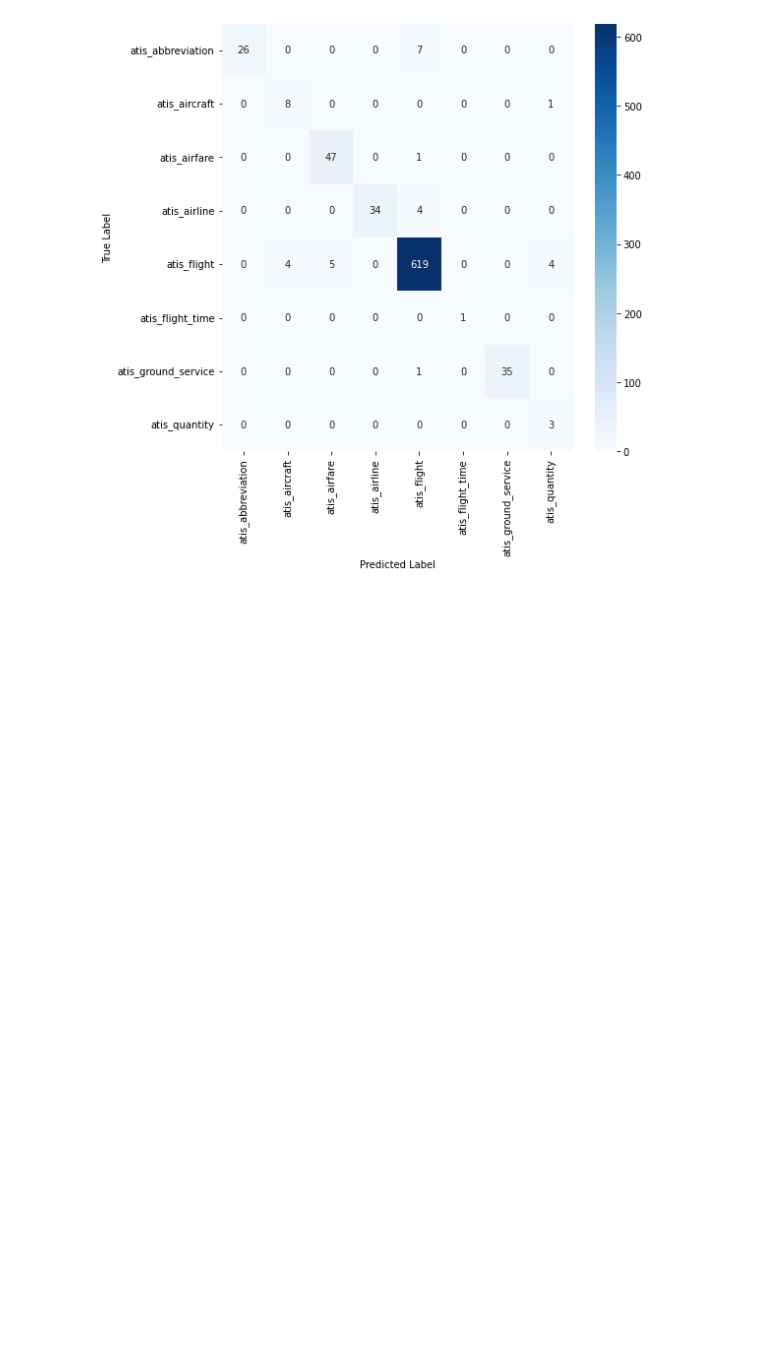
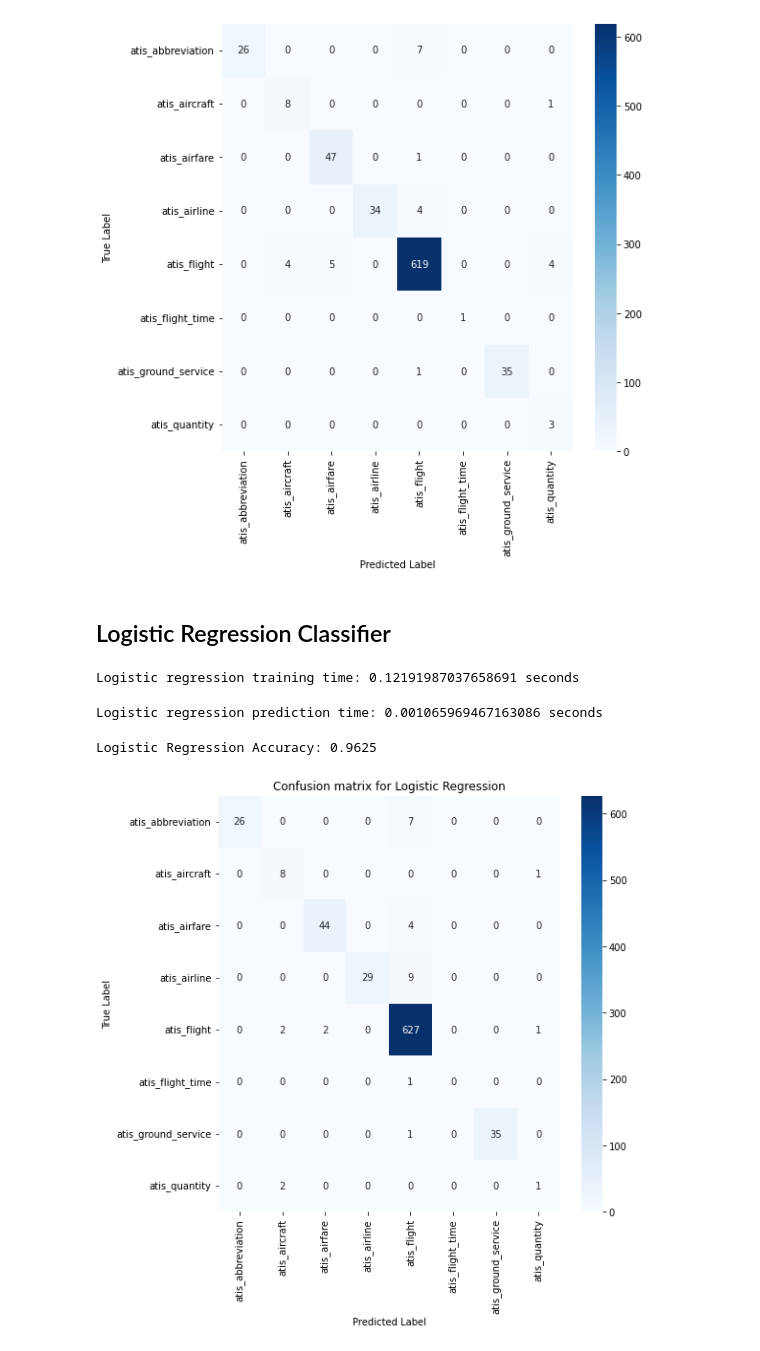
Before and after one commit to PrithvirajKhelkar/intent-classification-shallow-ml, a Jupyter notebook: intent_classification_shallow_ml.ipynb, the cells around one changed output. Cells and saved outputs as stored; diff of their text form; code cells hidden in the pictures; blank space fills up the shorter version.

```diff
--- a/intent_classification_shallow_ml.ipynb
+++ b/intent_classification_shallow_ml.ipynb
@@ -94,3 +126,42 @@ plt.ylabel('True Label')
 plt.show()
 # %% [output]
 [figure]
+# %% [markdown]
+## Logistic Regression Classifier
+# %%
+lr = LogisticRegression(max_iter=5000)
+# %%
+# Training the Logistic Regression model
+start_time = time.time()
+lr.fit(X_train_vectorized, y_train_encoded)
+end_time = time.time()
+lr_train_time = end_time - start_time
+print('Logistic regression training time:', lr_train_time, 'seconds')
+# %% [output]
+Logistic regression training time: 0.12191987037658691 seconds
+# %%
+# Making predictions on test data
+start_time = time.time()
+y_pred_lr = lr.predict(X_test_vectorized)
+end_time = time.time()
+lr_pred_time = end_time - start_time
+print('Logistic regression prediction time:', lr_pred_time, 'seconds')
+# %% [output]
+Logistic regression prediction time: 0.001065969467163086 seconds
+# %%
+# Evaluating the Logistic Regression model
+accuracy_lr = lr.score(X_test_vectorized, y_test_encoded)
+print('Logistic Regression Accuracy:', accuracy_lr)
+# %% [output]
+Logistic Regression Accuracy: 0.9625
+# %%
+# Creating confusion matrix for Logistic Regression
+cm_lr = confusion_matrix(y_test_encoded, y_pred_lr)
+plt.figure(figsize=(8, 8))
+sns.heatmap(cm_lr, annot=True, fmt='d', cmap='Blues', xticklabels=le.classes_, yticklabels=le.classes_)
+plt.xlabel('Predicted Label')
+plt.ylabel('True Label')
+plt.title('Confusion matrix for Logistic Regression')
+plt.show()
+# %% [output]
+[figure, added]
```
Also changed, not shown: parts of 7 cells of this notebook.
